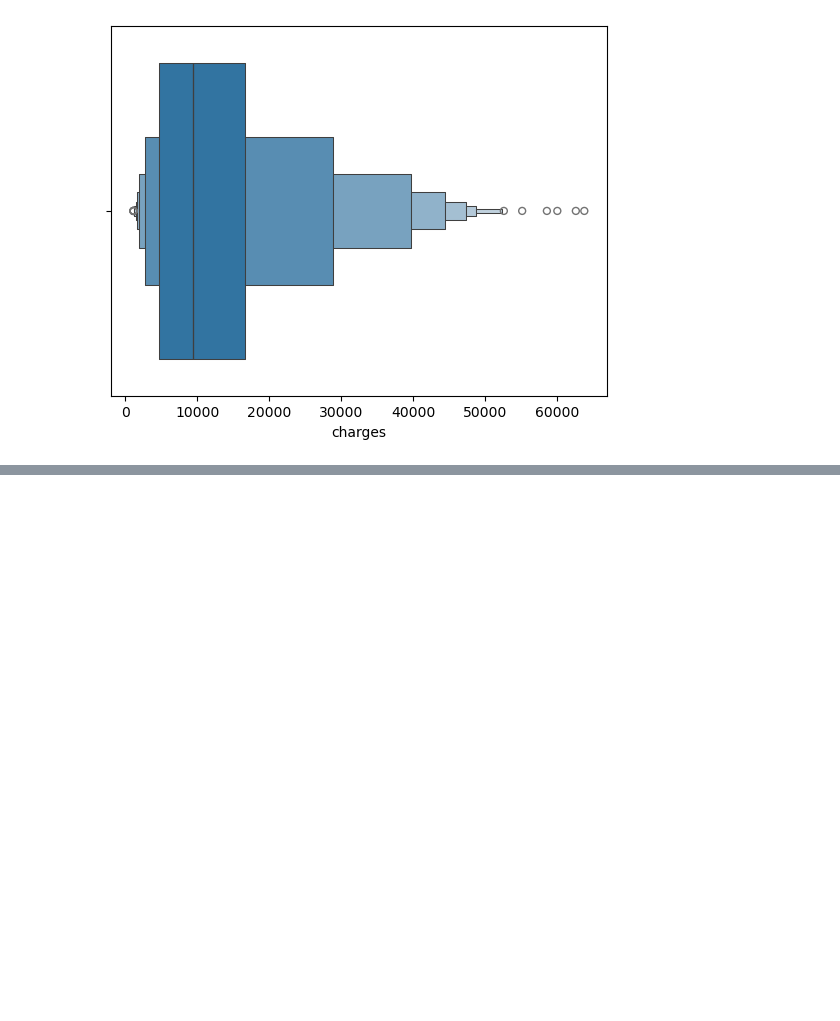
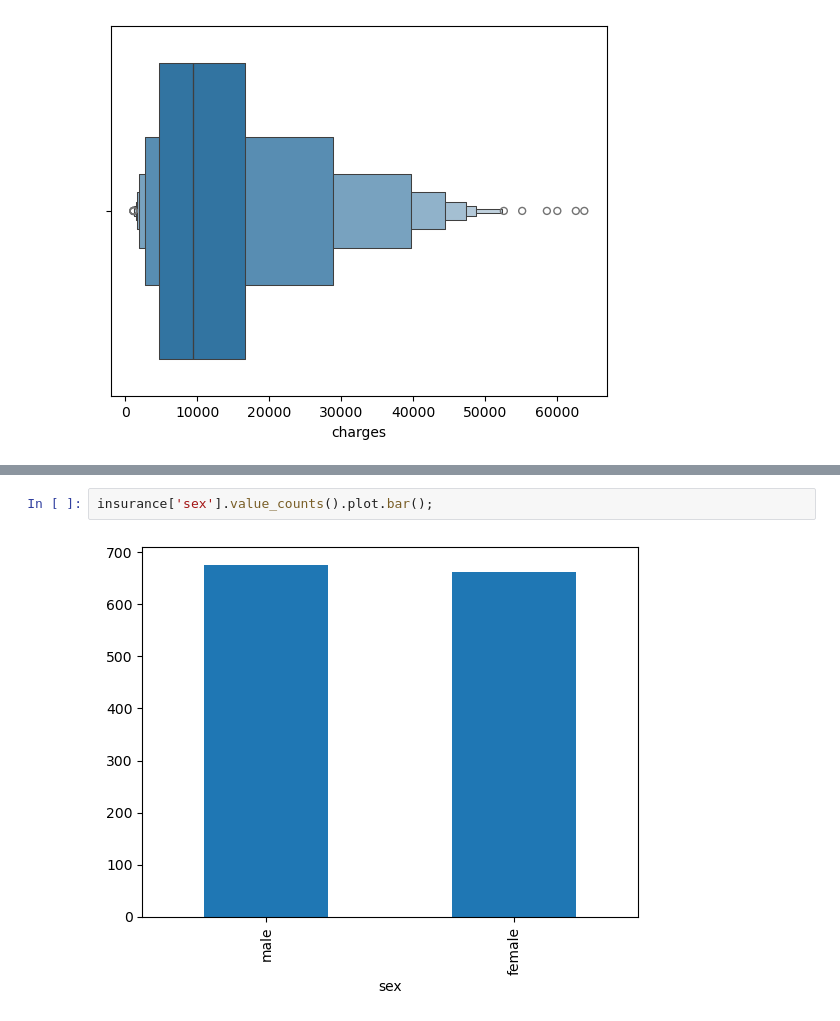
Before and after one commit to Camiloesp/PythonDataScience_SupervisedML, a Jupyter notebook: Regression_and_Forecasting/1_EDA.ipynb, the cells around one changed output, grey strips where cells are left out. Saved outputs shown, nothing was run; the diff lists cells and outputs as text; blank space fills up the shorter version.

```diff
--- a/Regression_and_Forecasting/1_EDA.ipynb
+++ b/Regression_and_Forecasting/1_EDA.ipynb
@@ -58,0 +65,4 @@ sns.boxenplot(x=insurance['charges']);
+# %%
+insurance['sex'].value_counts().plot.bar();
+# %% [output]
+[figure, added]
```
Also changed, not shown: parts of 8 cells of this notebook.
